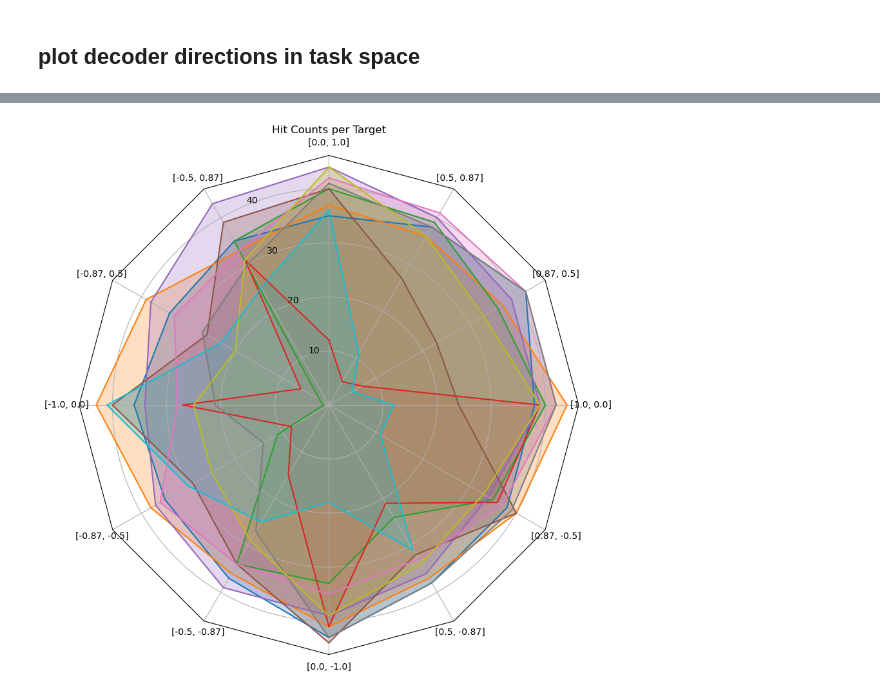
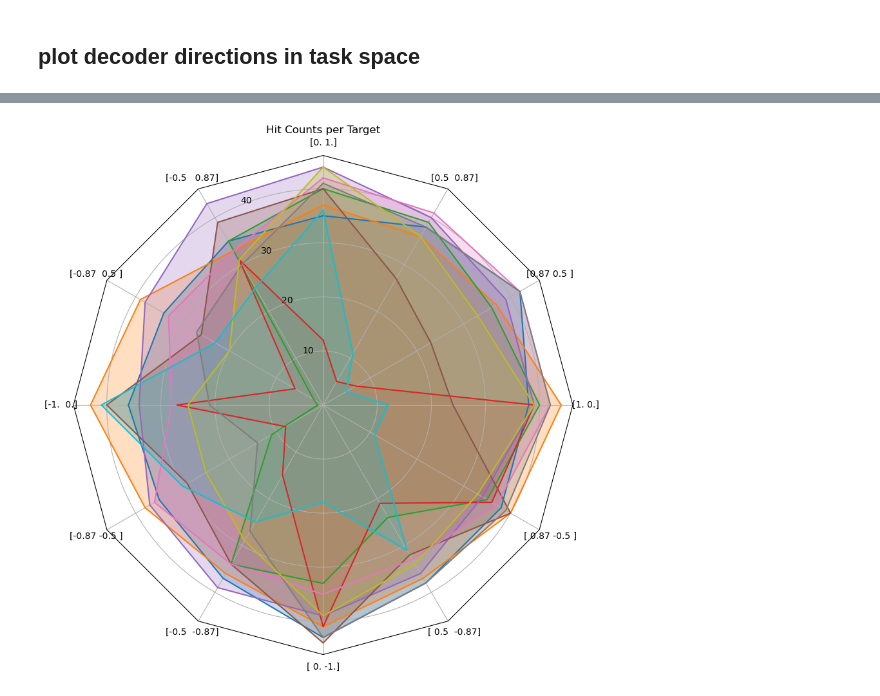
Before and after one commit to spewil/phd, a Jupyter notebook: analysis/notebooks/per_target_learning_vs_decoder.ipynb, the cells around one changed output, grey strips where cells are left out. Drawn from its saved outputs; the diff is of its cells as text; code cells hidden in the pictures.

```diff
--- a/analysis/notebooks/per_target_learning_vs_decoder.ipynb
+++ b/analysis/notebooks/per_target_learning_vs_decoder.ipynb
@@ -31,6 +32,2 @@ parallel --> 0deg, dot=1 --> 0
 # %% [markdown]
 ## get decoders
-# %%
-c = collection.Collection("emg_olympics")
-# first alphabetical subject in the dict
-s = c.subjects[c.subject_names[0]]
@@ -65,0 +194,17 @@ for col in decoder[-2:,:].T:
+# %%
+# plot just the means
+
+fig, ax = plt.subplots(1,1,figsize=(15,15))
+
+hc_means = np.mean(hit_count_vec, axis=0)
+mc_means = np.mean(mean_cosine_vec, axis=0)
+for x,y in zip(hc_means, mc_means):
+    ax.plot(x,y,"ko")
+
+result = linregress(hc_means, mc_means)
+x = np.linspace(20,50,100)
+ax.plot(x, result.intercept + result.slope*x,"r--", label=f"Linear Fit, $R^2$={np.round(result.rvalue**2,5)}")
+ax.set_xlabel("Per Target Hit Count, Mean over Subjects")
+ax.set_ylabel("Mean Decoder-Target Cosine Distance, Mean over Subjects")
+ax.set_ylim([0,1])
+ax.legend()
@@ -65,0 +216,14 @@ for col in decoder[-2:,:].T:
+# %%
+
+fig, ax = plt.subplots(1,1,figsize=(15,15))
+
+for x,y in zip(hit_count_vec.ravel(), mean_cosine_vec.ravel()):
+    ax.plot(x,y,"ko",alpha=0.2)
+
+result = linregress(hit_count_vec.ravel(), mean_cosine_vec.ravel())
+x = np.linspace(0,50,100)
+ax.plot(x, result.intercept + result.slope*x,"r--", label=f"Linear Fit, $R^2$={np.round(result.rvalue**2,5)}")
+ax.set_xlabel("Per Target Hit Count")
+ax.set_ylabel("Mean Decoder-Target Cosine Distance")
+ax.set_ylim([0,1])
+ax.legend()
@@ -164,6 +333,7 @@ def radar_factory(num_vars, frame='circle'):
     return theta
 # %%
 data = []
+hit_counts = {}
 for subject in c.alphabetically_sorted_subjects():
     sessions  = subject.tasks["center_hold"].sorted_sessions()
     hit_counts_per_target = {}
@@ -172,40 +342,43 @@ for subject in c.alphabetically_sorted_subjects():
         for trial in trials:
             # get outcome
             oc = trial.outcome
+            # add 0 to get around weird negative 0 thing for later comparison
+            tc = np.round(np.array(trial.target_coords),2) + 0.0
             if oc == "Hit":
                 # get target location
                 try:
-                    current_count = hit_counts_per_target[str(trial.target_coords)][1]
-                    hit_counts_per_target[str(trial.target_coords)] = (trial.target_coords, current_count+1)
+                    current_count = hit_counts_per_target[str(np.array(tc))][1]
+                    hit_counts_per_target[str(tc)] = (tc, current_count + 1)
                 except KeyError:
-                    hit_counts_per_target[str(trial.target_coords)] = (trial.target_coords, 0)
+                    hit_counts_per_target[str(tc)] = (tc, 0)
+    hit_counts[subject.name] = hit_counts_per_target
     target_names = []
     counts = []
     # sort by theta angle
     for name, (coord, count) in sorted(hit_counts_per_target.items(), key=lambda s: np.arctan2(s[1][0][1],s[1][0][0])):
         target_names.append(name)
         counts.append(count)
     data.append(counts)
 
 
 N = len(target_names)
 theta = radar_factory(N, frame='polygon')
 
 # roll these around to line up with plot coordinates
 rollby=-8
 spoke_labels = np.roll(np.array(target_names), rollby)
 title = "Hit Counts per Target"
 
 fig, ax = plt.subplots(figsize=(10, 10), subplot_kw=dict(projection='radar'))
 fig.subplots_adjust(top=0.85, bottom=0.05)
 
 ax.set_rgrids([10, 20, 30, 40, 50, 60])
 ax.set_title(title,  position=(0.5, 1.1), ha='center')
 
 for d in data[-10:]:
     d = np.roll(np.array(d), rollby)
     line = ax.plot(theta, d)
     ax.fill(theta, d,  alpha=0.25)
 ax.set_varlabels(spoke_labels)
 # %% [output]
-[figure, old version]
+[figure, new version]
```
Also changed, not shown: parts of 29 cells of this notebook, 54 other files.
